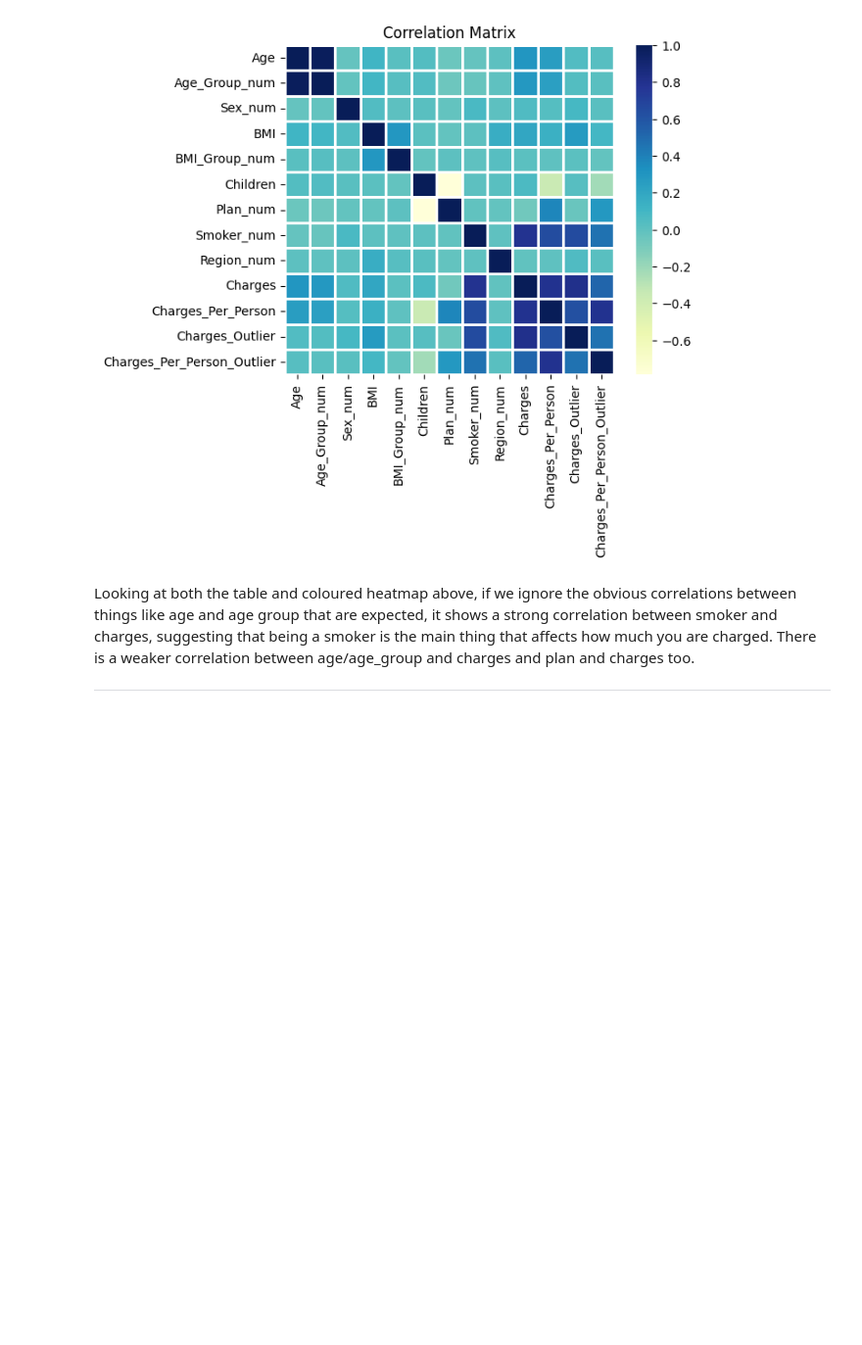
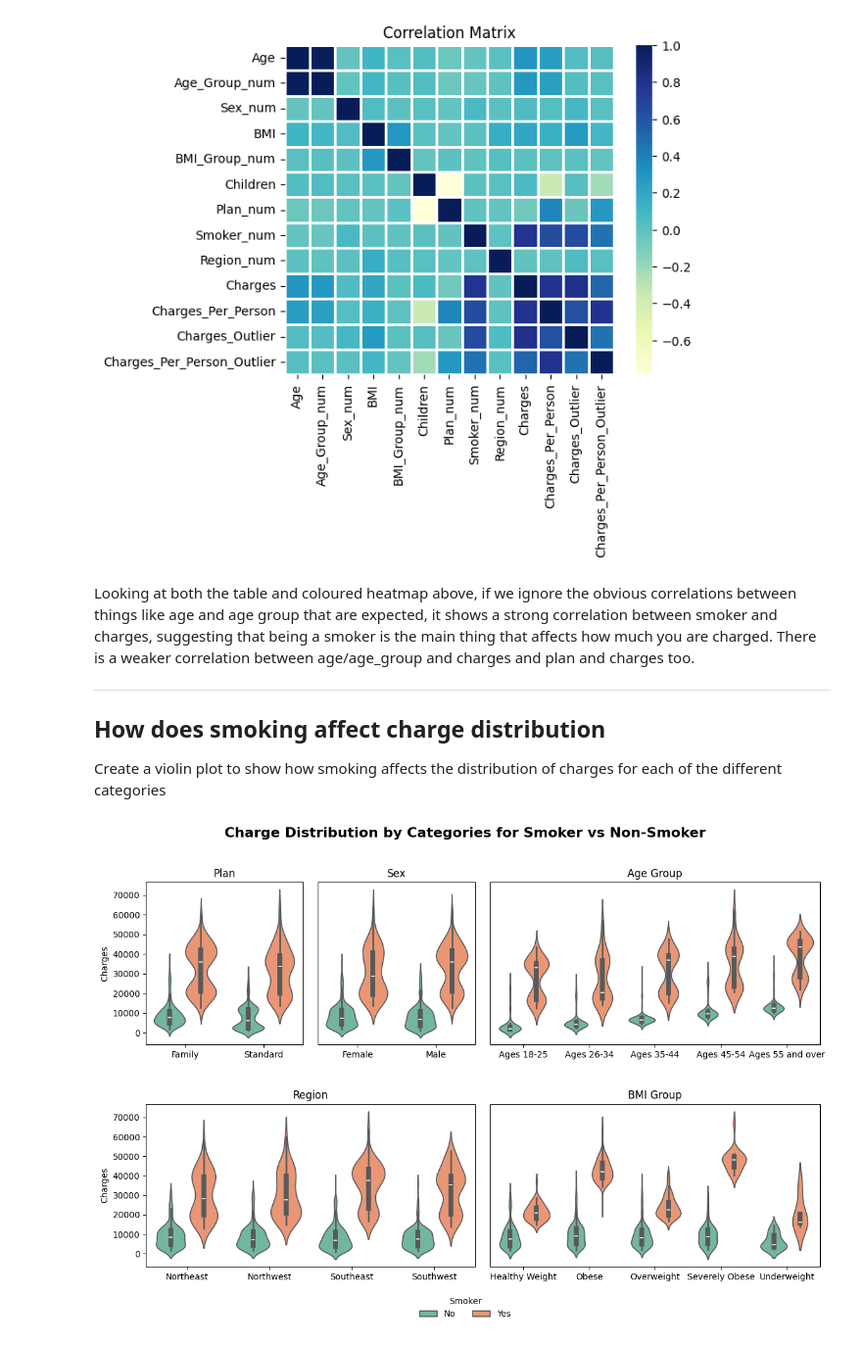
Before and after one commit to petedanielsmith/HealthcareInsuranceDataAnalyticsProject, a Jupyter notebook: jupyter_notebooks/data_visualisation.ipynb, the cells around one changed output. Shown at 98% size. Cells and saved outputs as stored; diff of their text form; code cells hidden in the pictures; blank space fills up the shorter version.

Commit message:
Add violin charts for each categoryby smoker to the notebook (#24)

```diff
--- a/jupyter_notebooks/data_visualisation.ipynb
+++ b/jupyter_notebooks/data_visualisation.ipynb
@@ -218,3 +219,70 @@ plt.show()
 Looking at both the table and coloured heatmap above, if we ignore the obvious correlations between things like age and age group that are expected, it shows a strong correlation between smoker and charges, suggesting that being a smoker is the main thing that affects how much you are charged. There is a weaker correlation between age/age_group and charges and plan and charges too.
 
 ---
+
+## How does smoking affect charge distribution
+
+Create a violin plot to show how smoking affects the distribution of charges for each of the different categories
+# %%
+# Create a grid layout for multiple violin plots
+fig = plt.figure(figsize=(12, 8))
+gs = gridspec.GridSpec(2, 4)
+
+# Create subplots
+ax1 = fig.add_subplot(gs[0, 0:1])
+ax2 = fig.add_subplot(gs[0, 1:2])
+ax3 = fig.add_subplot(gs[0, 2:4])
+ax4 = fig.add_subplot(gs[1, 0:2])
+ax5 = fig.add_subplot(gs[1, 2:4])
+
+# Create violin plots
+sns.violinplot(data=insurance, x="Plan", y="Charges", hue="Smoker", palette="Set2", ax=ax1)
+sns.violinplot(data=insurance, x="Sex", y="Charges", hue="Smoker", palette="Set2", ax=ax2)
+sns.violinplot(data=insurance, x="Age_Group", y="Charges", hue="Smoker", palette="Set2", ax=ax3)
+sns.violinplot(data=insurance, x="Region", y="Charges", hue="Smoker", palette="Set2", ax=ax4)
+sns.violinplot(data=insurance, x="BMI_Group", y="Charges", hue="Smoker", palette="Set2", ax=ax5)
+
+# Set plot titles
+ax1.set_title('Plan')
+ax2.set_title('Sex')
+ax3.set_title('Age Group')
+ax4.set_title('Region')
+ax5.set_title('BMI Group')
+
+# Remove y-axis from all but the first column plots
+for ax in [ax2, ax3, ax5]:
+    ax.yaxis.set_visible(False)
+    ax.set_ylabel('')
+
+# Remove legends and x-labels for all plots
+for ax in [ax1, ax2, ax3, ax4, ax5]:
+    ax.legend_.remove()
+    ax.set_xlabel('')
+
+# Get handles and labels from one plot to create a shared legend
+handles, labels = ax1.get_legend_handles_labels()
+
+# Add shared legend centered below plots
+fig.legend(
+    handles, labels,
+    title='Smoker',
+    loc='lower center',
+    bbox_to_anchor=(0.5, -0.02),
+    ncol=2,
+    frameon=False
+)
+
+# Add overall title
+fig.suptitle('Charge Distribution by Categories for Smoker vs Non-Smoker', fontsize=16, fontweight='bold')
+
+# Adjust spacing for suptitle with some spacing inbetween the rows
+plt.tight_layout(rect=[0, 0, 1, 0.96], h_pad=4.0)
+
+# make space for the legend
+plt.subplots_adjust(bottom=0.1)
+
+# Save figure and show
+plt.savefig('../charts/distribution_of_charges_violin.png')
+plt.show()
+# %% [output]
+[figure, added]
```
Also changed, not shown: parts of 2 cells of this notebook, 1 other file.
